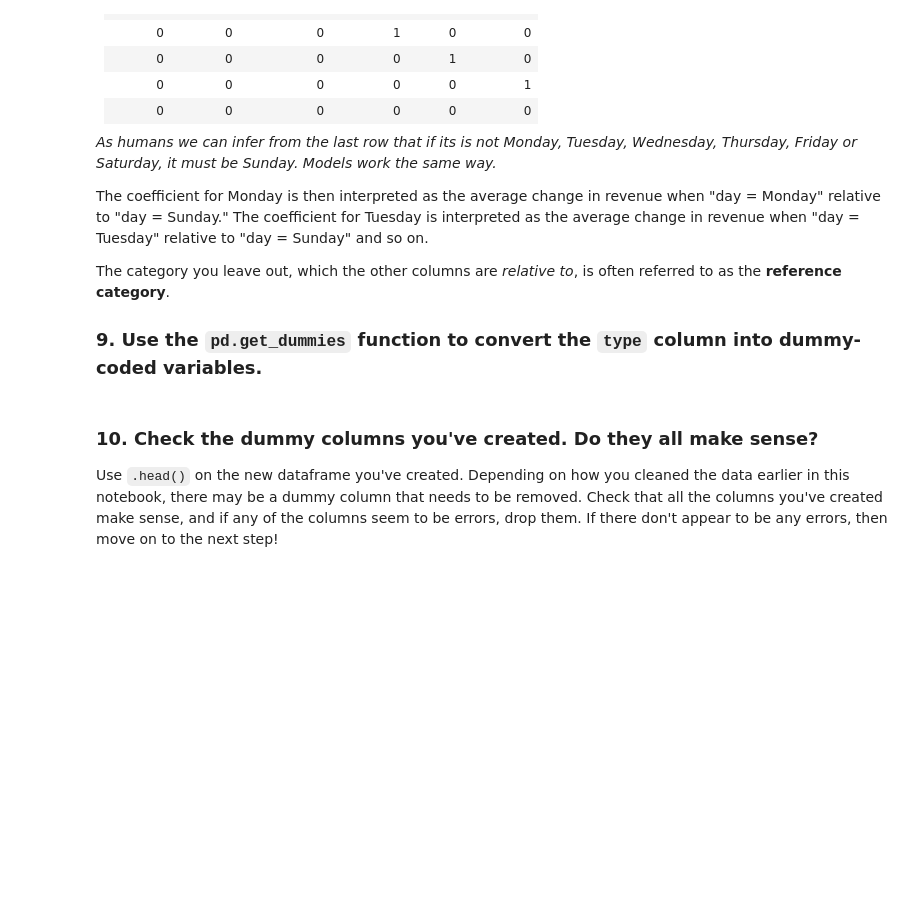
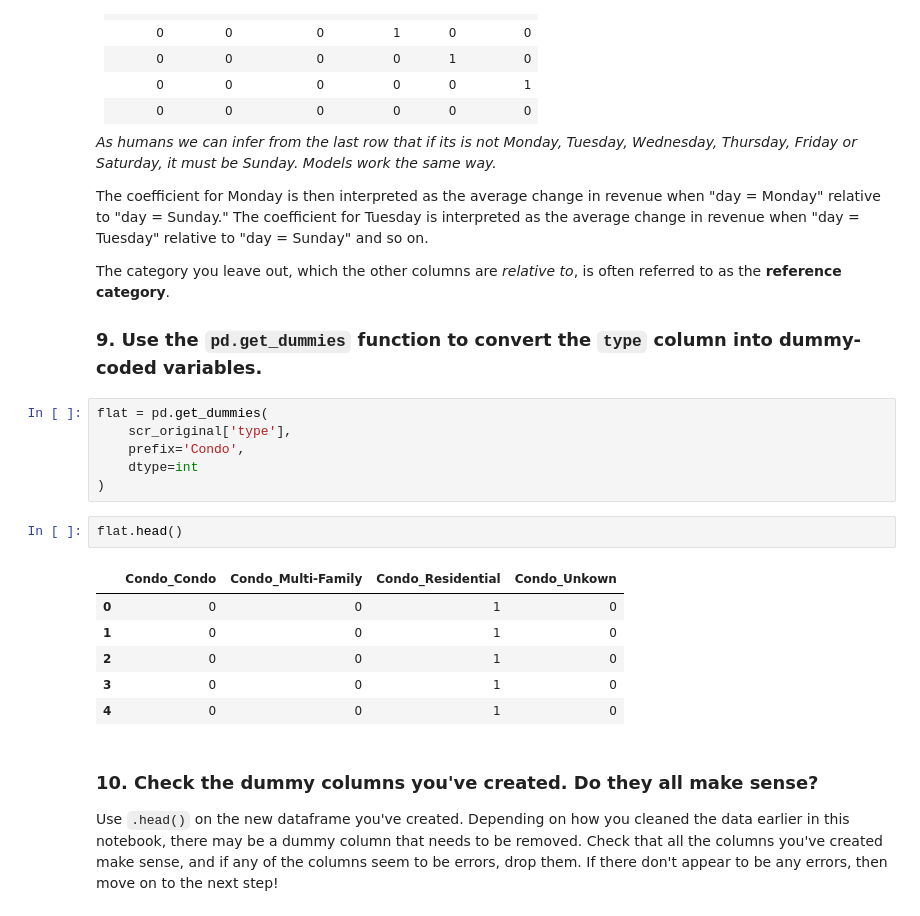
Before and after one commit to milena-seismo/DSB-Unit-03, a Jupyter notebook: labs/01 - Regression-Sacramento/lab-regression-sacramento-Milena Tomanović.ipynb, the cells around one changed output. Cells and saved outputs as stored; diff of their text form; blank space fills up the shorter version.

```diff
--- a/labs/01 - Regression-Sacramento/lab-regression-sacramento-Milena Tomanović.ipynb
+++ b/labs/01 - Regression-Sacramento/lab-regression-sacramento-Milena Tomanović.ipynb
@@ -339,6 +361,21 @@ The coefficient for Monday is then interpreted as the average change in revenue
 The category you leave out, which the other columns are *relative to*, is often referred to as the **reference category**.
 
 ### 9. Use the `pd.get_dummies` function to convert the `type` column into dummy-coded variables.
+# %%
+flat = pd.get_dummies(
+    scr_original['type'],
+    prefix='Condo',
+    dtype=int
+)
+# %%
+flat.head()
+# %% [output]
+|  | Condo_Condo | Condo_Multi-Family | Condo_Residential | Condo_Unkown |
+| 0 | 0 | 0 | 1 | 0 |
+| 1 | 0 | 0 | 1 | 0 |
+| 2 | 0 | 0 | 1 | 0 |
+| 3 | 0 | 0 | 1 | 0 |
+| 4 | 0 | 0 | 1 | 0 |
 # %% [markdown]
 ### 10. Check the dummy columns you've created. Do they all make sense?
 
```
Also changed, not shown: parts of 1 cell of this notebook.
